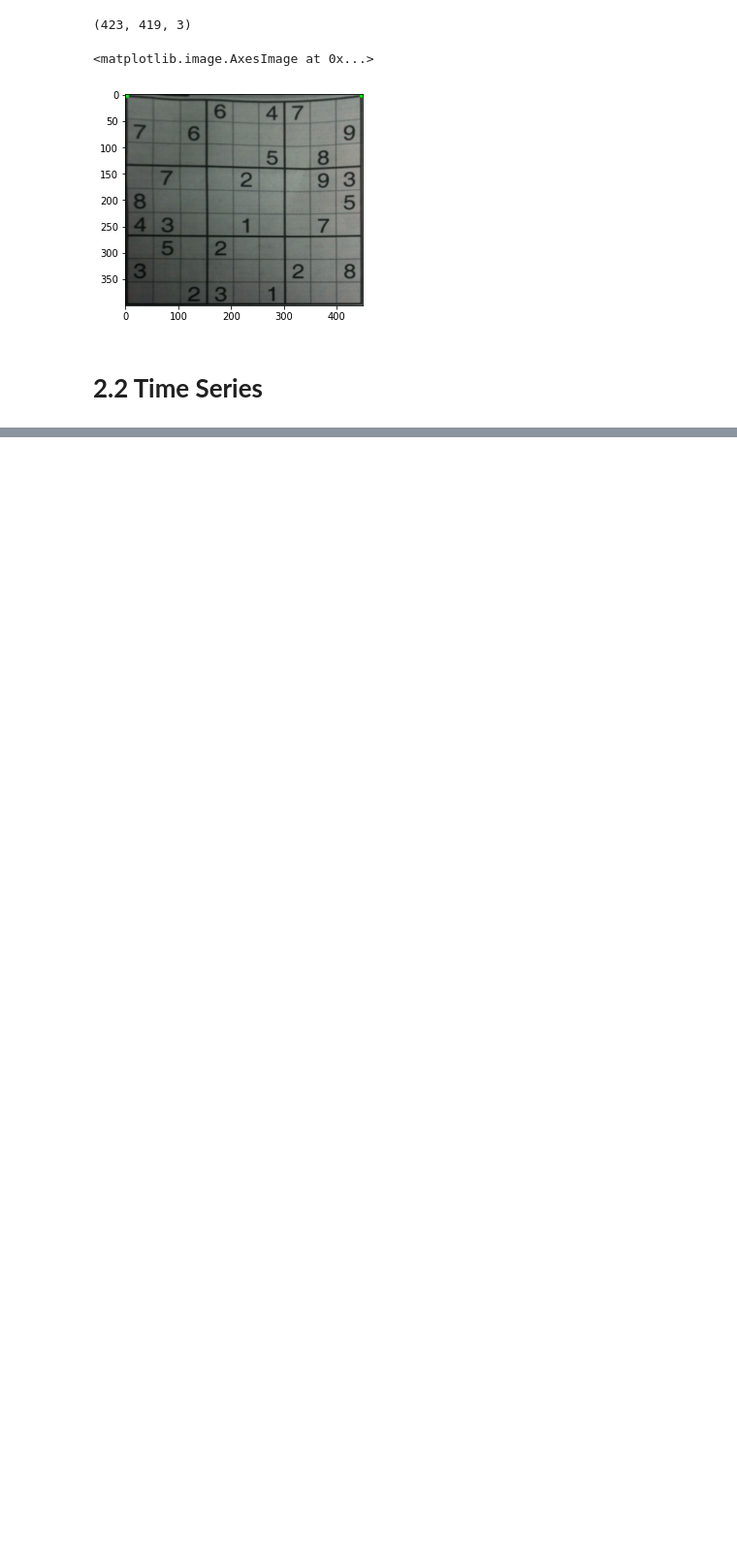
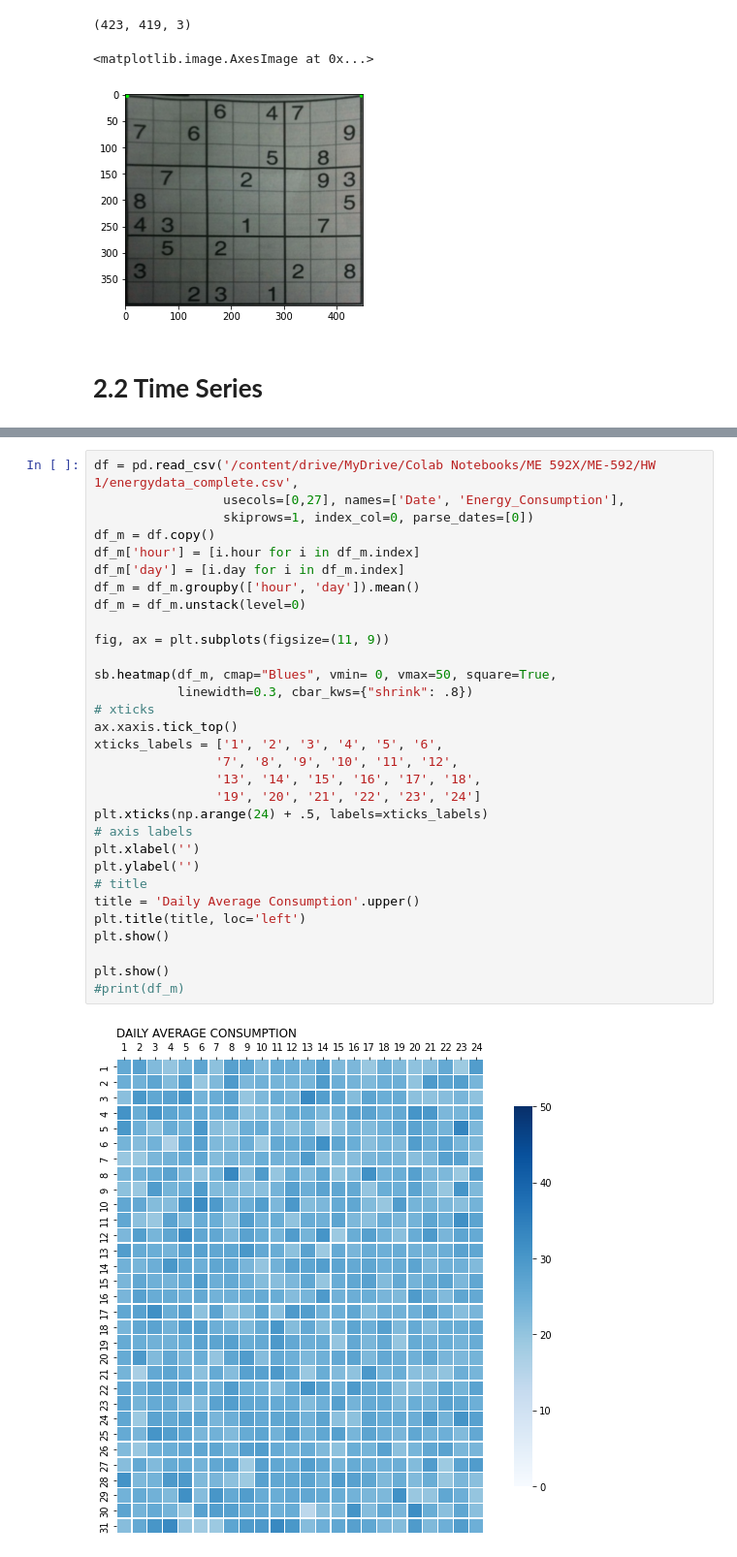
Before and after one commit to MaxTeeple/ME-592, a Jupyter notebook: HW 1/HW1-Teeple.ipynb, the cells around one changed output, grey strips where cells are left out. Shown at 97% size. Drawn from its saved outputs; the diff is of its cells as text; blank space fills up the shorter version.

```diff
--- a/HW 1/HW1-Teeple.ipynb
+++ b/HW 1/HW1-Teeple.ipynb
@@ -44,0 +65,33 @@ plt.imshow(dst)
+# %%
+df = pd.read_csv('/content/drive/MyDrive/Colab Notebooks/ME 592X/ME-592/HW 1/energydata_complete.csv',
+                 usecols=[0,27], names=['Date', 'Energy_Consumption'],
+                 skiprows=1, index_col=0, parse_dates=[0])
+df_m = df.copy()
+df_m['hour'] = [i.hour for i in df_m.index]
+df_m['day'] = [i.day for i in df_m.index]
+df_m = df_m.groupby(['hour', 'day']).mean()
+df_m = df_m.unstack(level=0)
+
+fig, ax = plt.subplots(figsize=(11, 9))
+
+sb.heatmap(df_m, cmap="Blues", vmin= 0, vmax=50, square=True,
+           linewidth=0.3, cbar_kws={"shrink": .8})
+# xticks
+ax.xaxis.tick_top()
+xticks_labels = ['1', '2', '3', '4', '5', '6',
+                '7', '8', '9', '10', '11', '12',
+                '13', '14', '15', '16', '17', '18',
+                '19', '20', '21', '22', '23', '24']
+plt.xticks(np.arange(24) + .5, labels=xticks_labels)
+# axis labels
+plt.xlabel('')
+plt.ylabel('')
+# title
+title = 'Daily Average Consumption'.upper()
+plt.title(title, loc='left')
+plt.show()
+
+plt.show()
+#print(df_m)
+# %% [output]
+[figure, added]
```
Also changed, not shown: parts of 6 cells of this notebook, 1 other file.
